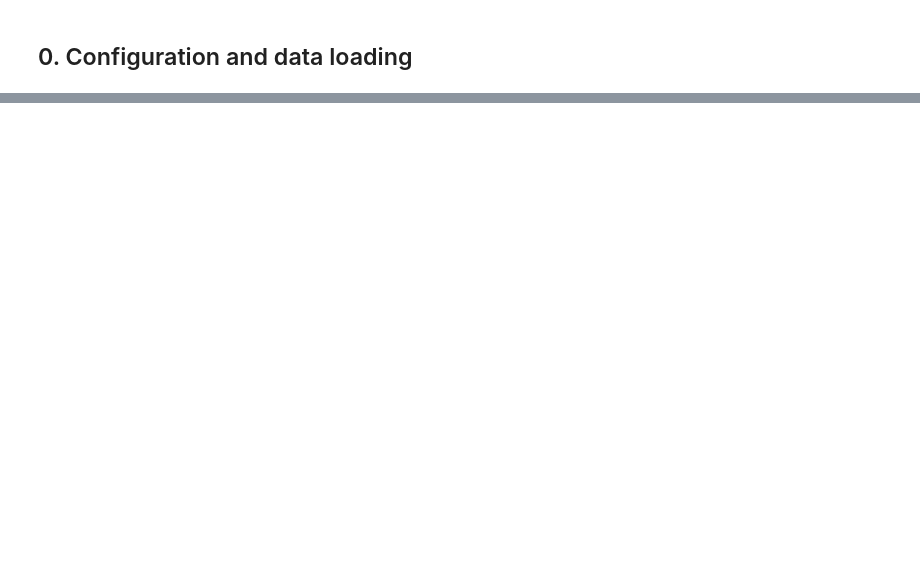
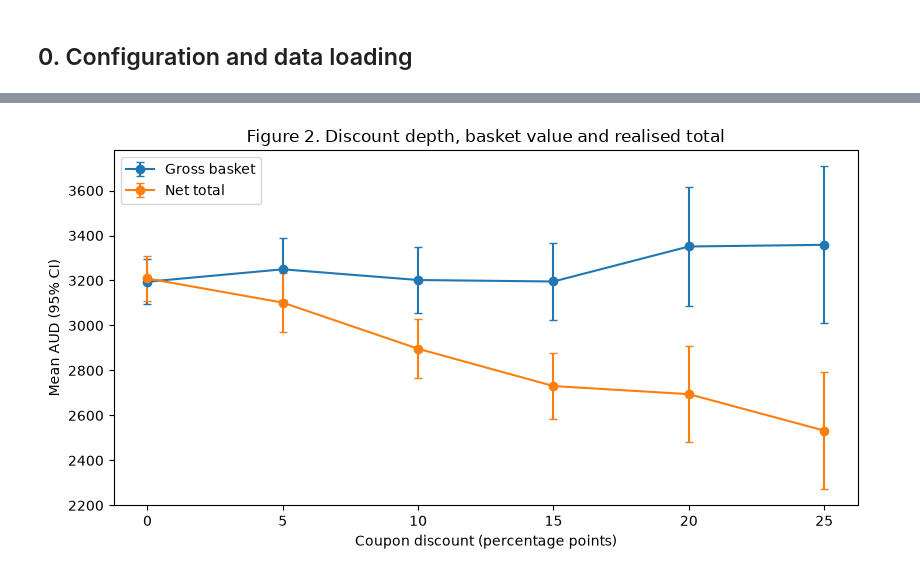
Before and after one commit to ZGHL/FIT5196-A1, a Jupyter notebook: Group030_EDA.ipynb, the cells around one changed output, grey strips where cells are left out. Cells and saved outputs as stored; diff of their text form; code cells hidden in the pictures; blank space fills up the shorter version.

```diff
--- a/Group030_EDA.ipynb
+++ b/Group030_EDA.ipynb
@@ -39,0 +45,4 @@ One retailer-year limits external and seasonal inference; observations are non-i
+# %%
+pd.DataFrame(metrics['discount']).round(2); figures[1]
+# %% [output]
+[figure, added]
```
Also changed, not shown: parts of 26 cells of this notebook, 16 other files.
